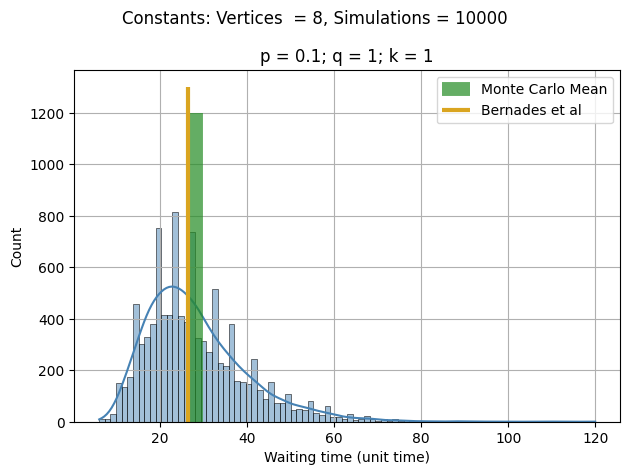
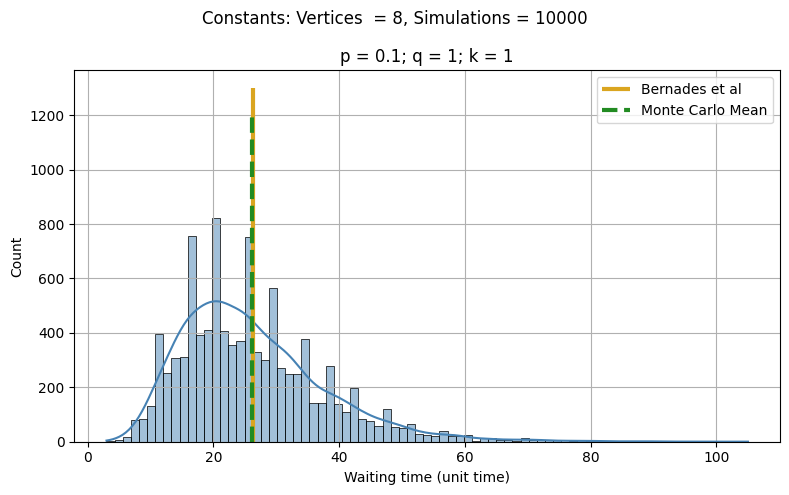
The notebook cell's code change between the first figure and the second:
--- before
+++ after
@@ -1,7 +1,7 @@
-fig, ax = plt.subplots()
+fig, ax = plt.subplots(figsize = (8, 5))
 
 sns.histplot(mc, ax = ax, kde = True, color = 'steelblue')
-ax.vlines(np.mean(mc), 0, 1200, colors='forestgreen', label = 'Monte Carlo Mean', linewidth = 10, alpha = 0.7)
 ax.vlines(bernades, 0, 1300, colors='goldenrod', label = 'Bernades et al', linewidth = 3)
+ax.vlines(np.mean(mc), 0, 1200, colors='forestgreen', label = 'Monte Carlo Mean', linewidth = 3, linestyle = "dashed")
 ax.set_xlabel("Waiting time (unit time)")
 ax.set_ylabel("Count")

Commit: Updated ipynb file and Monte-Carlo